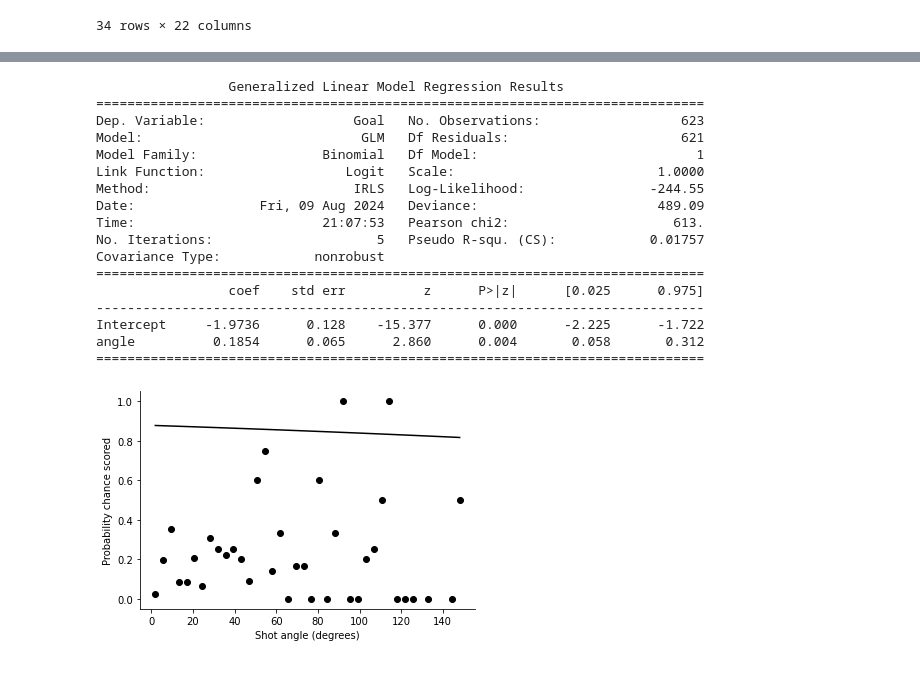
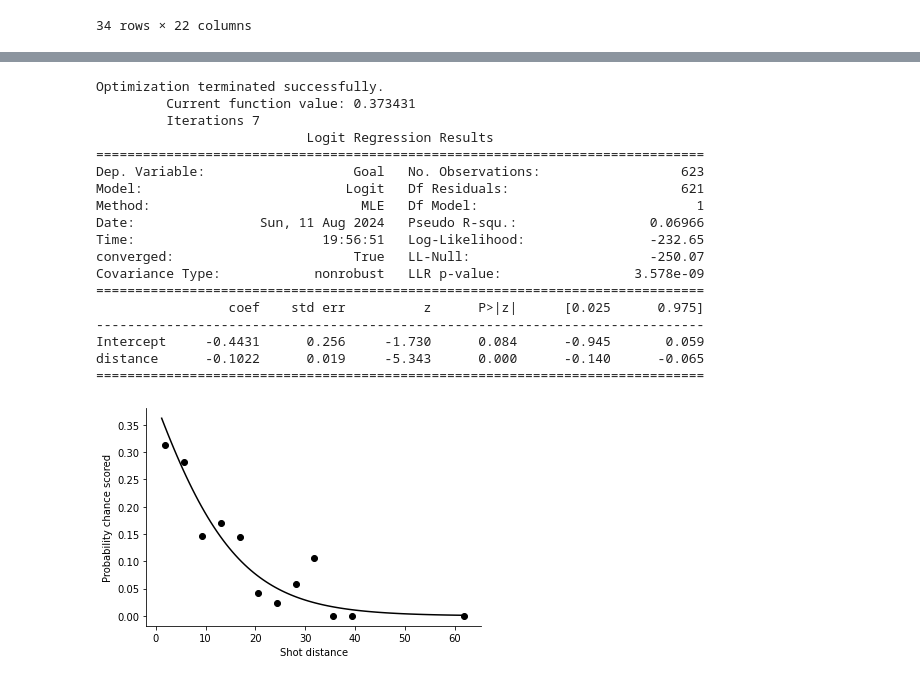
Before and after one commit to luisalawson/proyecto-TD8, a Jupyter notebook: BayerLeverkusenxG.ipynb, the cells around one changed output, grey strips where cells are left out. Saved outputs shown, nothing was run; the diff lists cells and outputs as text; code cells hidden in the pictures.

```diff
--- a/BayerLeverkusenxG.ipynb
+++ b/BayerLeverkusenxG.ipynb
@@ -126,3 +94,5 @@ clean_shots['shot_angle_degrees'] = np.degrees(clean_shots['angle'])
+# %%
+clean_shots["distance"] = clean_shots["X"].apply(lambda cell:120 - cell)
 # %%
 clean_shots
 # %% [output]
@@ -159,10 +129,10 @@ plt.show()
 # %%
-#number of shots from angle
-shotcount_dist = np.histogram(clean_shots['shot_angle_degrees'], bins=40, range=[0, 150])
-#number of goals from angle
-goalcount_dist = np.histogram(goals['shot_angle_degrees'], bins=40, range=[0, 150])
+#number of shots from distance
+shotcount_dist = np.histogram(clean_shots['distance'], bins=40, range=[0, 150])
+#number of goals from distance
+goalcount_dist = np.histogram(goals['distance'], bins=40, range=[0, 150])
 np.seterr(divide='ignore', invalid='ignore')
-#probability of scoring goal
+#probability of scoring goal from a given distance
 prob_goal = np.divide(goalcount_dist[0], shotcount_dist[0])
 angle = shotcount_dist[1]
 midangle = (angle[:-1] + angle[1:])/2
@@ -170,7 +140,7 @@ midangle = (angle[:-1] + angle[1:])/2
 fig,ax = plt.subplots()
 ax.plot(midangle, prob_goal, linestyle='none', marker= '.', markersize= 12, color='black')
 ax.set_ylabel('Probability chance scored')
-ax.set_xlabel("Shot angle (degrees)")
+ax.set_xlabel("Shot distance")
 ax.spines['top'].set_visible(False)
 ax.spines['right'].set_visible(False)
 plt.show()
@@ -216,39 +149,53 @@ plt.show()
 # %%
-#create model
-test_model = smf.glm(formula="Goal ~ angle" , data=clean_shots,
-                           family=sm.families.Binomial()).fit()
-print(test_model.summary())
-#get params
-b=test_model.params
-#calculate xG
-xGprob = 1/(1+np.exp(b[0]+b[1]*midangle*np.pi/180))
+import numpy as np
+import matplotlib.pyplot as plt
+from statsmodels.formula.api import logit
+
+#logistic regression model
+logistic_model = logit(formula="Goal ~ distance", data=clean_shots).fit()
+print(logistic_model.summary())
+
+# model parameters
+coefficients = logistic_model.params
+
+
+distance_range = np.linspace(clean_shots['distance'].min(), clean_shots['distance'].max(), 100)
+
+# Calculate the predicted probabilities using the logistic regression model
+xGprob = logistic_model.predict(pd.DataFrame({'distance': distance_range}))
+
+# Plotting the data points
 fig, ax = plt.subplots()
-#plot data
-ax.plot(midangle, prob_goal, linestyle='none', marker= '.', markersize= 12, color='black')
-#plot line
-ax.plot(midangle, xGprob, linestyle='solid', color='black')
-#make legend
+ax.plot(midangle, prob_goal, linestyle='none', marker='.', markersize=12, color='black')
+
+# Plot the logistic regression line (predicted probabilities)
+ax.plot(distance_range, xGprob, linestyle='solid', color='black')
+
+# Adding labels and customizing the plot
 ax.set_ylabel('Probability chance scored')
-ax.set_xlabel("Shot angle (degrees)")
+ax.set_xlabel("Shot distance")
 ax.spines['top'].set_visible(False)
 ax.spines['right'].set_visible(False)
+
+# Display the plot
 plt.show()
 # %% [output]
-                 Generalized Linear Model Regression Results
+Optimization terminated successfully.
+         Current function value: 0.373431
+         Iterations 7
+                           Logit Regression Results
 ==============================================================================
 Dep. Variable:                   Goal   No. Observations:                  623
-Model:                            GLM   Df Residuals:                      621
-Model Family:                Binomial   Df Model:                            1
-Link Function:                  Logit   Scale:                          1.0000
-Method:                          IRLS   Log-Likelihood:                -244.55
-Date:                Fri, 09 Aug 2024   Deviance:                       489.09
-Time:                        21:07:53   Pearson chi2:                     613.
-No. Iterations:                     5   Pseudo R-squ. (CS):            0.01757
-Covariance Type:            nonrobust
+Model:                          Logit   Df Residuals:                      621
+Method:                           MLE   Df Model:                            1
+Date:                Sun, 11 Aug 2024   Pseudo R-squ.:                 0.06966
+Time:                        19:56:51   Log-Likelihood:                -232.65
+converged:                       True   LL-Null:                       -250.07
+Covariance Type:            nonrobust   LLR p-value:                 3.578e-09
 ==============================================================================
                  coef    std err          z      P>|z|      [0.025      0.975]
 ------------------------------------------------------------------------------
-Intercept     -1.9736      0.128    -15.377      0.000      -2.225      -1.722
-angle          0.1854      0.065      2.860      0.004       0.058       0.312
+Intercept     -0.4431      0.256     -1.730      0.084      -0.945       0.059
+distance      -0.1022      0.019     -5.343      0.000      -0.140      -0.065
 ==============================================================================
-[figure, old version]
+[figure, new version]
```
Also changed, not shown: parts of 7 cells of this notebook, 1 other file.
